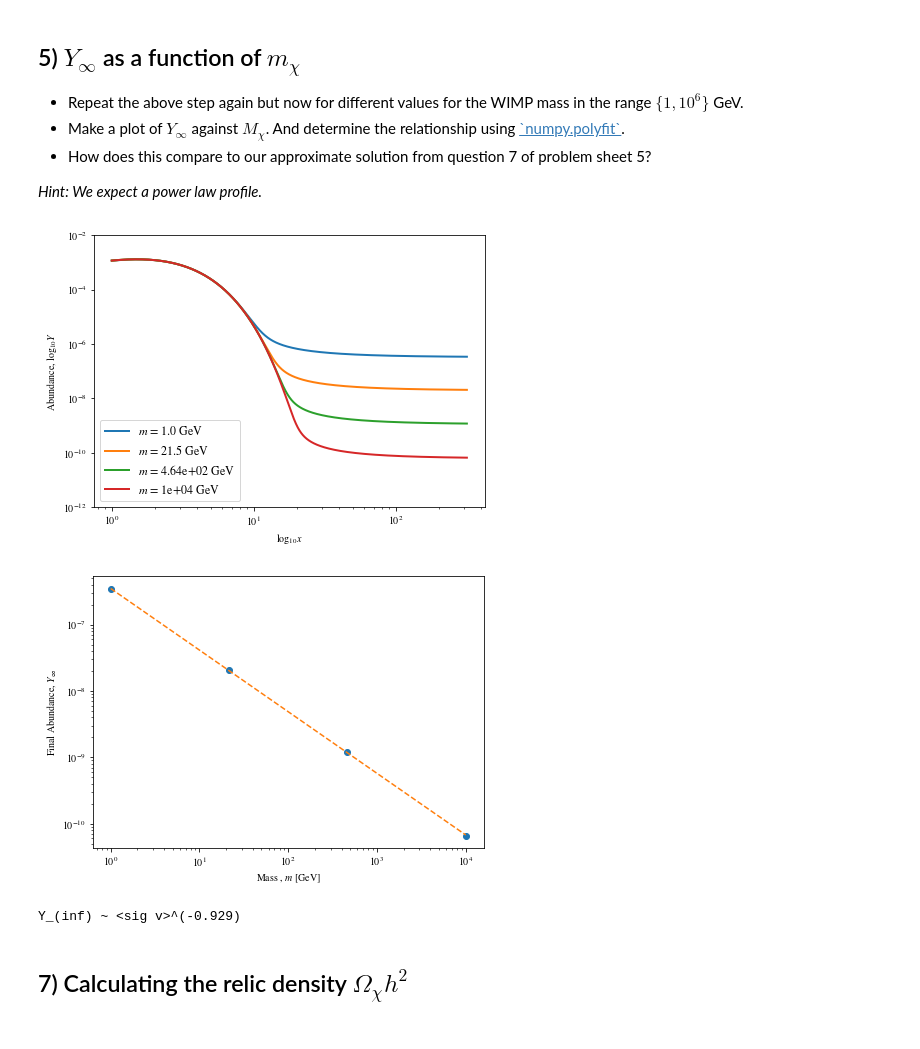
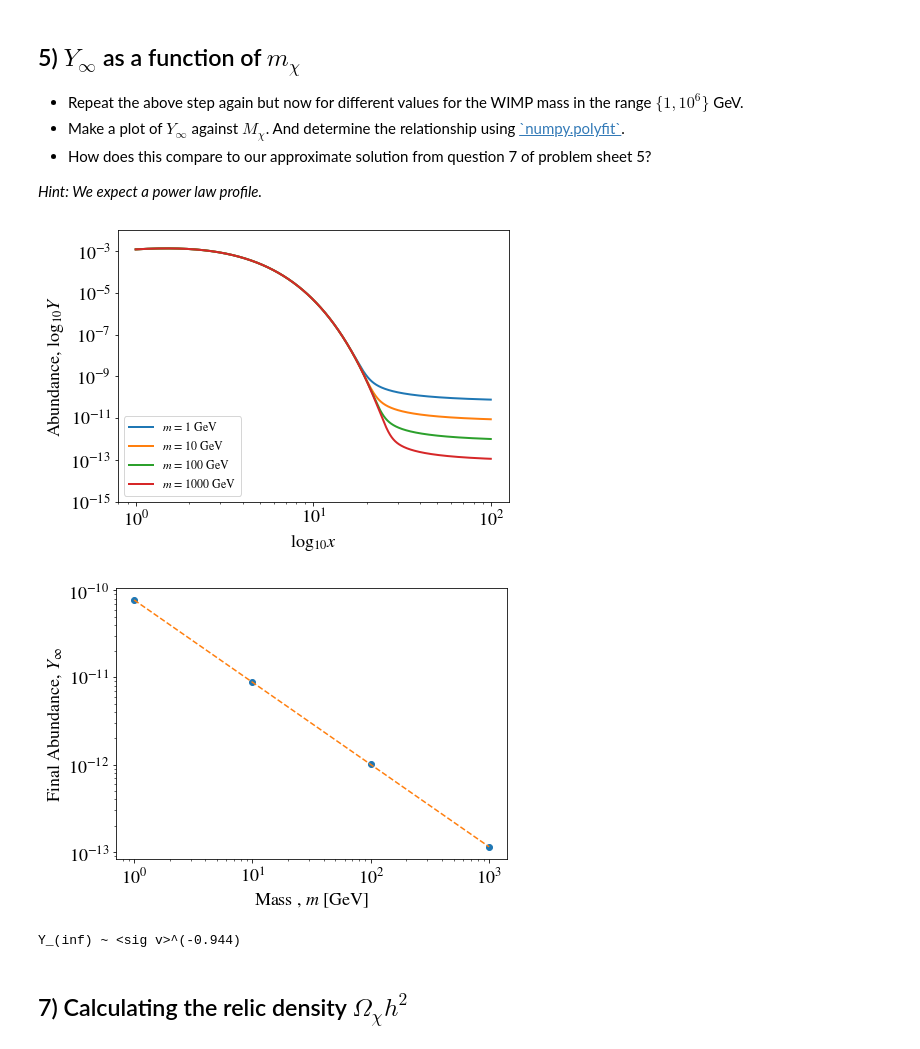
Before and after one commit to Dark-Matter-Textbook/Notebook-Exercises, a Jupyter notebook: Problems/wimp_relic_density/wimp-relic-solutions.ipynb, the cells around one changed output. Drawn from its saved outputs; the diff is of its cells as text; code cells hidden in the pictures.

Commit message:
Fixed failing odeint() solution

```diff
--- a/Problems/wimp_relic_density/wimp-relic-solutions.ipynb
+++ b/Problems/wimp_relic_density/wimp-relic-solutions.ipynb
@@ -132,14 +131,19 @@ While it is possible to use odeint to solve this equation directly, due to the l
 
 *Hint: Since the our values vary on logarithmic scales, it is often easier solve our ODE with `odeint()` in log-space*
 # %%
+# Define constants
 Mpl = 2.435e18 # GeV
+g_chi = 2
+g_s = 90
+sigv = 1e-12
+
 def H(x, m):
+    # Hubble parameter
     return np.sqrt(np.pi**2/90*gs)*(m/x)**2/(Mpl)
 
 # Define the derivative functions such that it takes log(x) and log(Y) as functions
 # this makes it easier for odeint to solve
 def deriv(log_Y, log_x, m, sigv, g_chi):
-
     Y = 10**log_Y; x = 10**log_x
 
     y_eq = Y_eq(x, m, g_chi)
@@ -150,27 +154,24 @@ def deriv(log_Y, log_x, m, sigv, g_chi):
 
     return out
 
-# Define constants
+# Define mass
 m = 100 # GeV
-sigv = 1e-10
-
 
 log_x = np.linspace(0, 2.5, int(1e4))
-
-# Plot Y_eq
 x = 10**log_x
 
 y_eq = Y_eq(x, m, g_chi)
 
 plt.figure(figsize = (7,5))
+# Plot y_eq
 plt.loglog(x, y_eq,'k--', label = "$Y_{eq}$", lw = 2)
 
 # Calculate and plot Y
 
 Y_eq0 = y_eq[0]
-Y0 = [np.log10(Y_eq0)]
+Y0 = np.log10(Y_eq0)
 
-psoln = odeint(deriv, Y0[0], log_x, args = (m, sigv, g_chi))
+psoln = odeint(deriv, Y0, log_x, args = (m, sigv, g_chi))
 Y = 10**psoln
 
 plt.loglog(x, Y, lw = 2)
@@ -190,15 +191,14 @@ plt.legend();
 # %%
 # Constants
 m = 100 # GeV
-g_chi = 2
-g_s = 90
 
-cross_sections = np.logspace(-11, -8, 4)
+# Define cross sections
+cross_sections = [1e-11, 1e-10, 1e-9, 1e-8]
 
 # Empty array to store Y_inf
 Y_inf = np.empty(len(cross_sections))
 
-log_x = np.linspace(0, 2.5, int(1e6))
+log_x = np.linspace(0, 2.5, int(1e4))
 x = 10**log_x
 
 # Calculate and plot Y_eq
@@ -213,6 +213,7 @@ for i, sigv in enumerate(cross_sections):
     Y_i = 10**psoln
     plt.loglog(x, Y_i, lw = 2,
                label = r"$\langle \sigma v \rangle$ = {:.3}".format(sigv) + " GeV$^{-2}$")
+    # Store last value of the abundance
     Y_inf[i] = Y_i[-1][0]
 
 plt.ylim(1e-15, 1);
@@ -257,35 +258,33 @@ Y_(inf) ~ <sig v>^(-0.948)
 
 <i>Hint: We expect a power law profile.</i>
 # %%
-masses = np.logspace(0, 4, 4)
-sigv = 1e-12
+masses = [1, 10, 100, 1000] # GeV
 
 # Empty array to store Y_inf
 Y_inf = np.empty(len(masses))
 
-log_x = np.linspace(0, 2.5, int(1e5))
+log_x = np.linspace(0,2, int(1e4))
 x = 10**log_x
-
-
 
 plt.figure(figsize = (7,5))
 # Calculate and plot Y_eq
 for i, m in enumerate(masses):
     y_eq = Y_eq(x, m, g_chi)
     #Y0 = np.log10(y_eq[0])
     psoln = odeint(deriv, Y0, log_x, args = (m, sigv, g_chi))
     Y_i = 10**psoln
-    plt.loglog(x, Y_i, lw = 2, label = r"$m$ = {:.3}".format(m) + " GeV")
+    plt.loglog(x, Y_i, lw = 2, label = r"$m$ = {}".format(m) + " GeV")
+    # Store last value of the abundance
     Y_inf[i] = Y_i[-1]
 
-plt.ylim(1e-12, 1e-2);
+plt.ylim(1e-15, 1e-2);
 plt.xlabel("$\log_{10}x$")
 plt.ylabel("Abundance, $\log_{10}Y$")
 plt.legend(loc = 3, prop={'size': 12})
 
 plt.show()
 # %% [output]
-[figure, old version]
+[figure, new version]
 # %%
 # Calculate power law and plot
 Y_inf = np.asarray(Y_inf)
@@ -302,8 +301,8 @@ plt.show()
 # Print result
 print("Y_(inf) ~ <sig v>^({:.3})".format(m))
 # %% [output]
-[figure, old version]
+[figure, new version]
-Y_(inf) ~ <sig v>^(-0.929)
+Y_(inf) ~ <sig v>^(-0.944)
 # %% [markdown]
 ## 7) Calculating the relic density $\Omega_{\chi}h^2$
 # %% [markdown]
```
Also changed, not shown: parts of 12 cells of this notebook.
